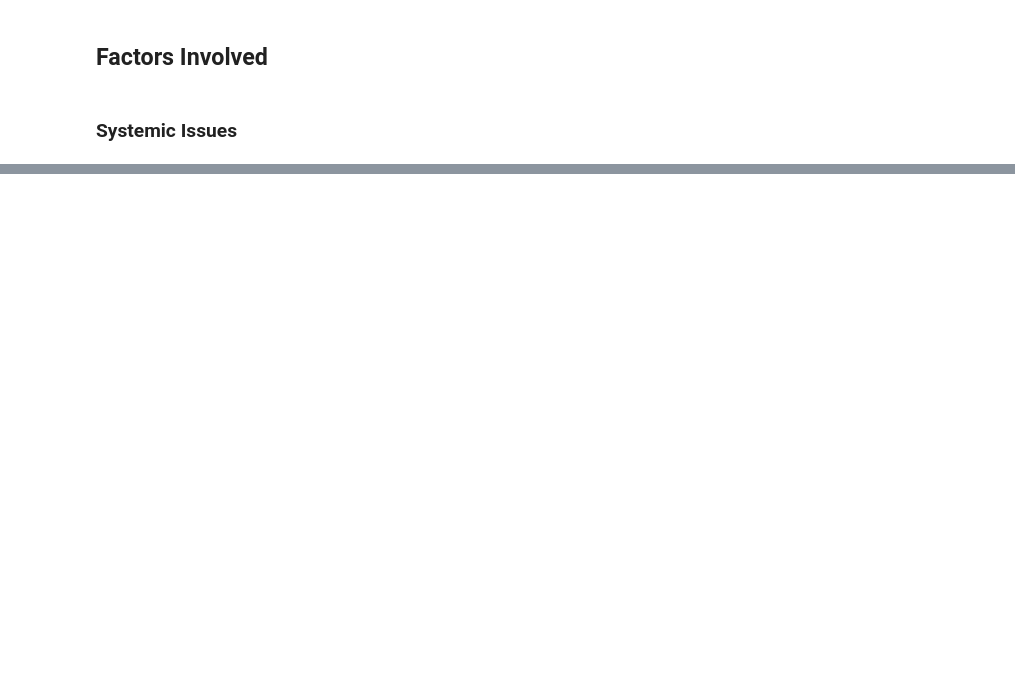
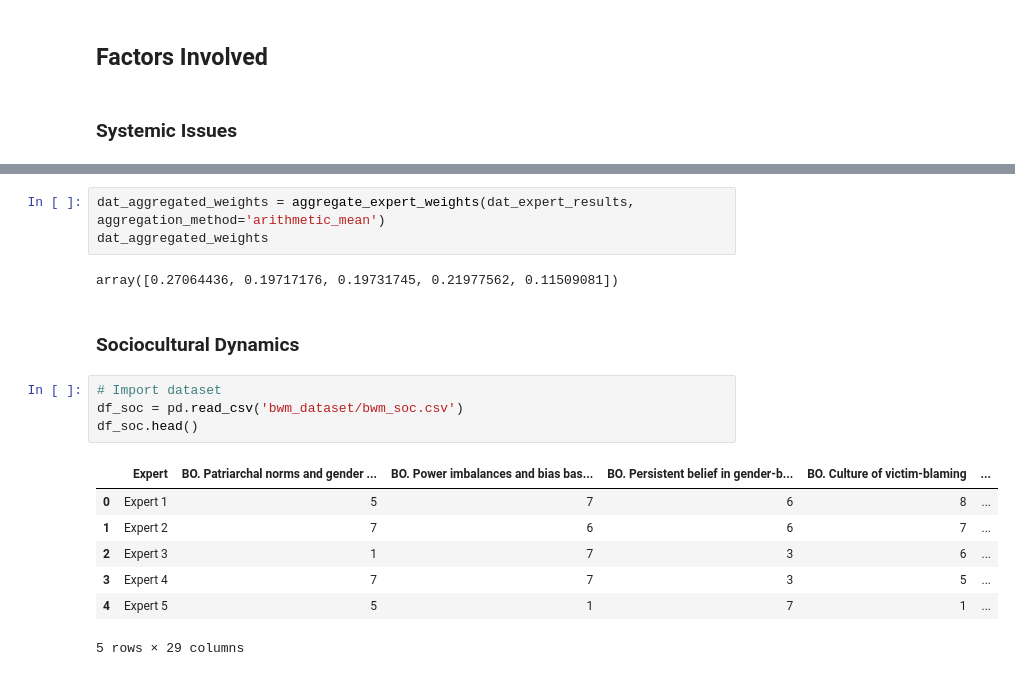
Before and after one commit to omoraisu/Final-Boss-VAW-Lang, a Jupyter notebook: 2_bwm.ipynb, the cells around one changed output, grey strips where cells are left out. Drawn from its saved outputs; the diff is of its cells as text; blank space fills up the shorter version.

```diff
--- a/2_bwm.ipynb
+++ b/2_bwm.ipynb
@@ -53,0 +204,19 @@ import seaborn as sns
+# %%
+dat_aggregated_weights = aggregate_expert_weights(dat_expert_results, aggregation_method='arithmetic_mean')
+dat_aggregated_weights
+# %% [output]
+array([0.27064436, 0.19717176, 0.19731745, 0.21977562, 0.11509081])
+# %% [markdown]
+### **Sociocultural Dynamics**
+# %%
+# Import dataset
+df_soc = pd.read_csv('bwm_dataset/bwm_soc.csv')
+df_soc.head()
+# %% [output]
+|  | Expert | BO. Patriarchal norms and gender ... | BO. Power imbalances and bias bas... | BO. Persistent belief in gender-b... | BO. Culture of victim-blaming | ... |
+| 0 | Expert 1 | 5 | 7 | 6 | 8 | ... |
+| 1 | Expert 2 | 7 | 6 | 6 | 7 | ... |
+| 2 | Expert 3 | 1 | 7 | 3 | 6 | ... |
+| 3 | Expert 4 | 7 | 7 | 3 | 5 | ... |
+| 4 | Expert 5 | 5 | 1 | 7 | 1 | ... |
+5 rows × 29 columns
```
Also changed, not shown: parts of 23 cells of this notebook.
